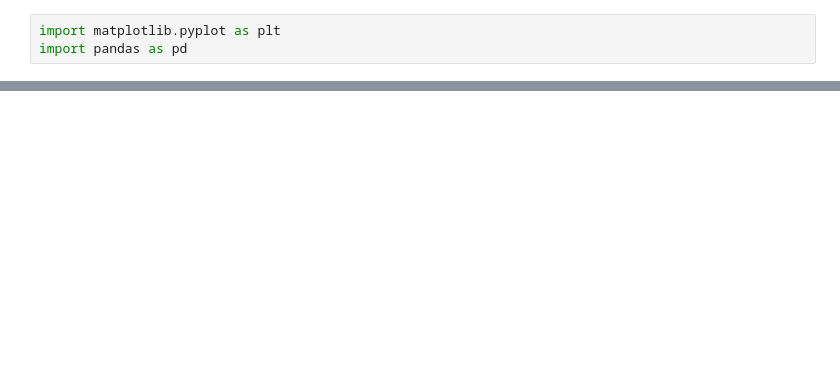
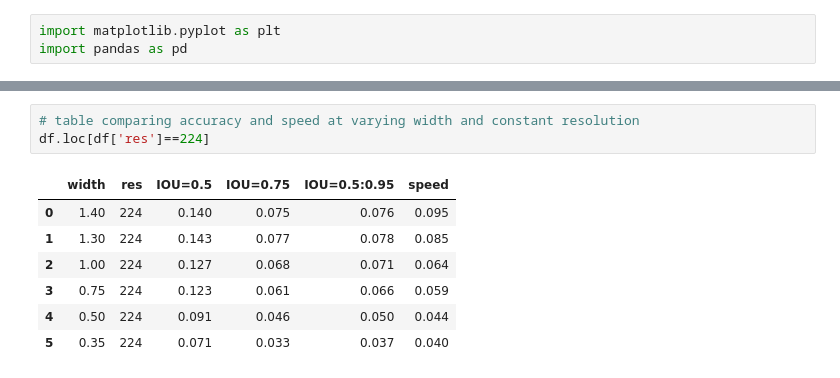
Before and after one commit to lindawangg/OLIV, a Jupyter notebook: eval/comparisons.ipynb, the cells around one changed output, grey strips where cells are left out. Saved outputs shown, nothing was run; the diff lists cells and outputs as text; blank space fills up the shorter version.

```diff
--- a/eval/comparisons.ipynb
+++ b/eval/comparisons.ipynb
@@ -24,3 +24,14 @@ df
+# %%
+# table comparing accuracy and speed at varying width and constant resolution
+df.loc[df['res']==224]
+# %% [output]
+|  | width | res | IOU=0.5 | IOU=0.75 | IOU=0.5:0.95 | speed |
+| 0 | 1.40 | 224 | 0.140 | 0.075 | 0.076 | 0.095 |
+| 1 | 1.30 | 224 | 0.143 | 0.077 | 0.078 | 0.085 |
+| 2 | 1.00 | 224 | 0.127 | 0.068 | 0.071 | 0.064 |
+| 3 | 0.75 | 224 | 0.123 | 0.061 | 0.066 | 0.059 |
+| 4 | 0.50 | 224 | 0.091 | 0.046 | 0.050 | 0.044 |
+| 5 | 0.35 | 224 | 0.071 | 0.033 | 0.037 | 0.040 |
 # %%
 # varying width, constant resolution with different IoUs
 ap_width = df.loc[df['res']==224]
```
Also changed, not shown: parts of 5 cells of this notebook, 1 other file.
